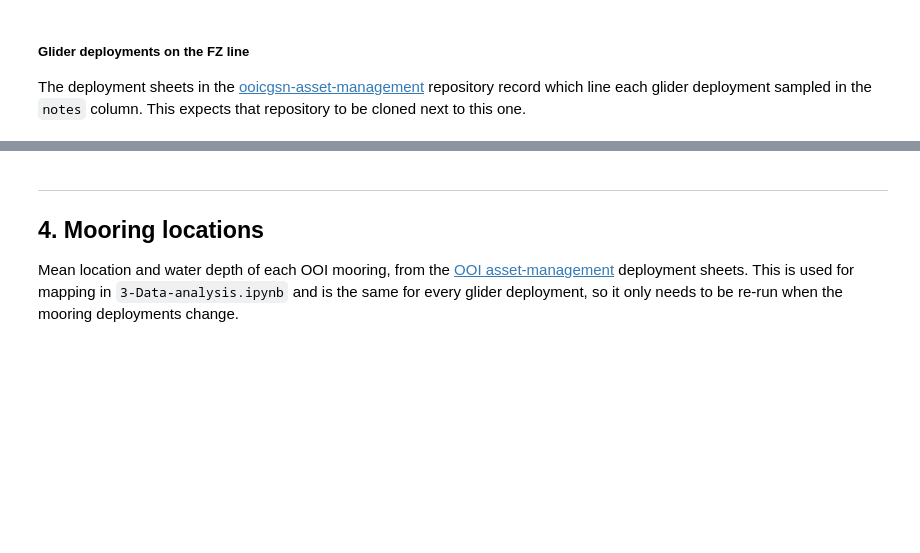
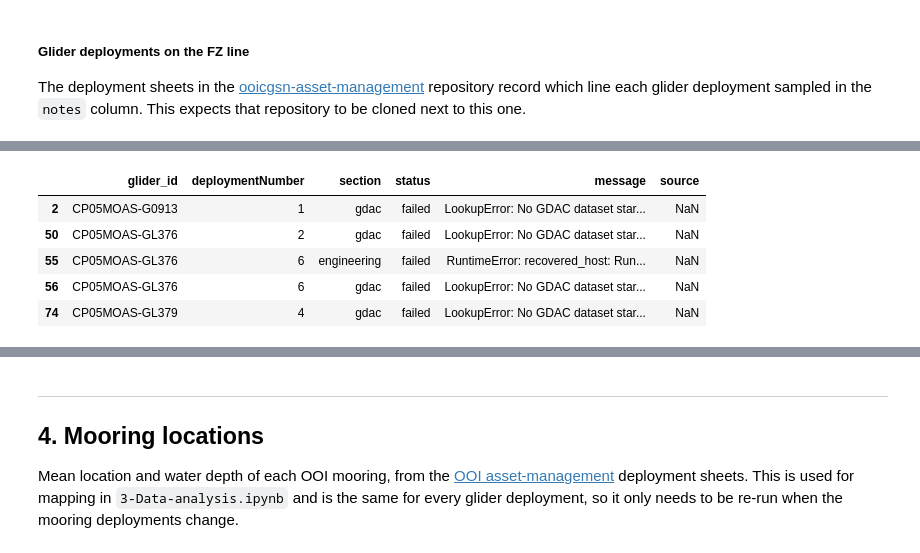
Before and after one commit to WHOIGit/ooicgsn_glider_dvl, a Jupyter notebook: notebooks/1-data-access-and-download.ipynb, the cells around one changed output, grey strips where cells are left out. Saved outputs shown, nothing was run; the diff lists cells and outputs as text; code cells hidden in the pictures; blank space fills up the shorter version.

Commit message:
updates to the download notebook

```diff
--- a/notebooks/1-data-access-and-download.ipynb
+++ b/notebooks/1-data-access-and-download.ipynb
@@ -279,0 +449,5 @@ download_log.pivot(index=['glider_id', 'deploymentNumber'], columns='section', v
+# %%
+download_log = check_saved_files(glider_deployments, log_file)
+download_log.to_csv(log_file, index=False)
+pivot = download_log.pivot(index=['glider_id', 'deploymentNumber'], columns='section', values='status')
+pivot[pivot['gdac'] == 'failed']
@@ -280,2 +461,11 @@ download_log.pivot(index=['glider_id', 'deploymentNumber'], columns='section', v
+# %%
+download_log[(download_log['status'] == 'failed')]
+# %% [output]
+|  | glider_id | deploymentNumber | section | status | message | source |
+| 2 | CP05MOAS-G0913 | 1 | gdac | failed | LookupError: No GDAC dataset star... | NaN |
+| 50 | CP05MOAS-GL376 | 2 | gdac | failed | LookupError: No GDAC dataset star... | NaN |
+| 55 | CP05MOAS-GL376 | 6 | engineering | failed | RuntimeError: recovered_host: Run... | NaN |
+| 56 | CP05MOAS-GL376 | 6 | gdac | failed | LookupError: No GDAC dataset star... | NaN |
+| 74 | CP05MOAS-GL379 | 4 | gdac | failed | LookupError: No GDAC dataset star... | NaN |
 # %%
 # Downloads that failed, and why
```
Also changed, not shown: parts of 17 cells of this notebook.
